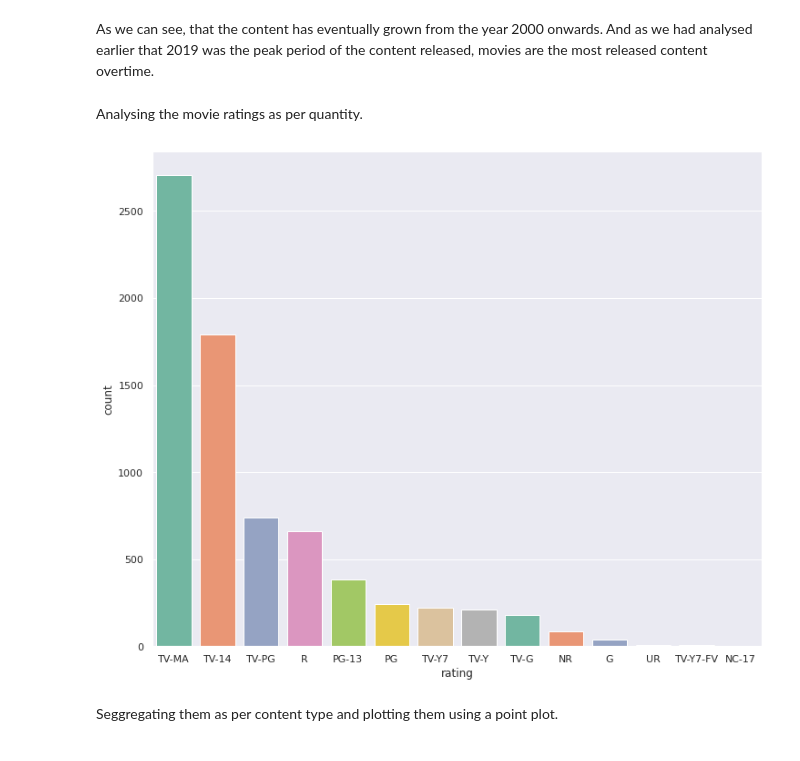
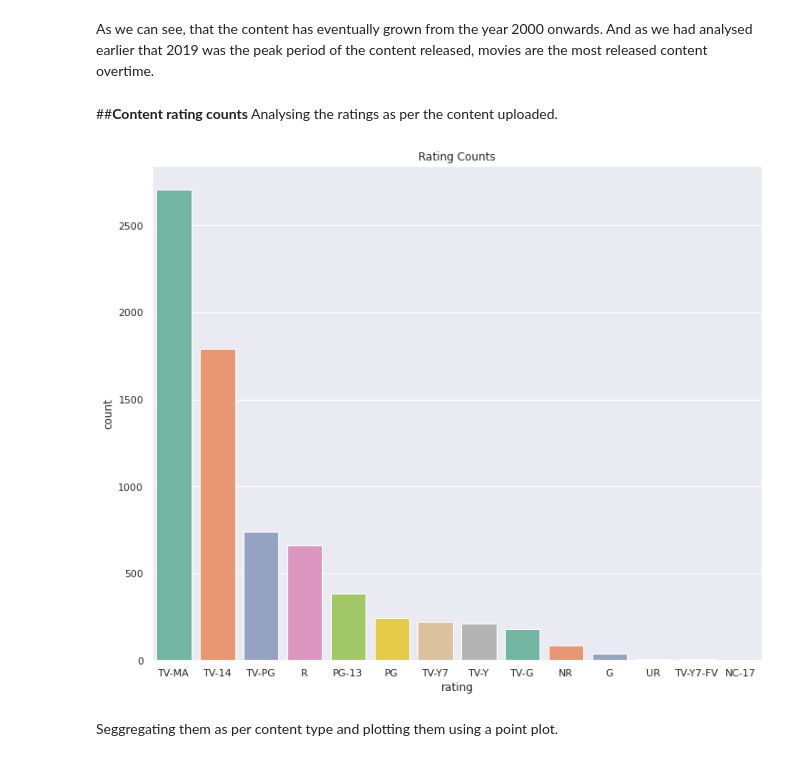
Before and after one commit to spandit98/Netflix-Movies-and-TV-Shows-Clustering, a Jupyter notebook: Soumyadeep_NETFLIX_MOVIES_AND_TV_SHOWS_CLUSTERING.ipynb, the cells around one changed output. Saved outputs shown, nothing was run; the diff lists cells and outputs as text; code cells hidden in the pictures.

```diff
--- a/Soumyadeep_NETFLIX_MOVIES_AND_TV_SHOWS_CLUSTERING.ipynb
+++ b/Soumyadeep_NETFLIX_MOVIES_AND_TV_SHOWS_CLUSTERING.ipynb
@@ -396,14 +411,17 @@ plt.legend(['Movie','TV Show'])
 # %% [markdown]
 As we can see, that the content has eventually grown from the year 2000 onwards.
 And as we had analysed earlier that 2019 was the peak period of the content released, movies are the most released content overtime.
-# %% [markdown]
-Analysing the movie ratings as per quantity.
+# %% [markdown]
+##**Content rating counts**
+Analysing the ratings as per the content uploaded.
 # %%
+#Plotting the graph for rating x content quantity
 plt.figure(figsize=(12,10))
+plt.title('Rating Counts')
 sns.set(style="darkgrid")
 ax = sns.countplot(x="rating", data=netflix_df, palette="Set2", order=netflix_df['rating'].value_counts().index[0:15])
 # %% [output]
-[figure, old version]
+[figure, new version]
 # %% [markdown]
 Seggregating them as per content type and plotting them using a point plot.
 # %%
```
Also changed, not shown: parts of 52 cells of this notebook.
